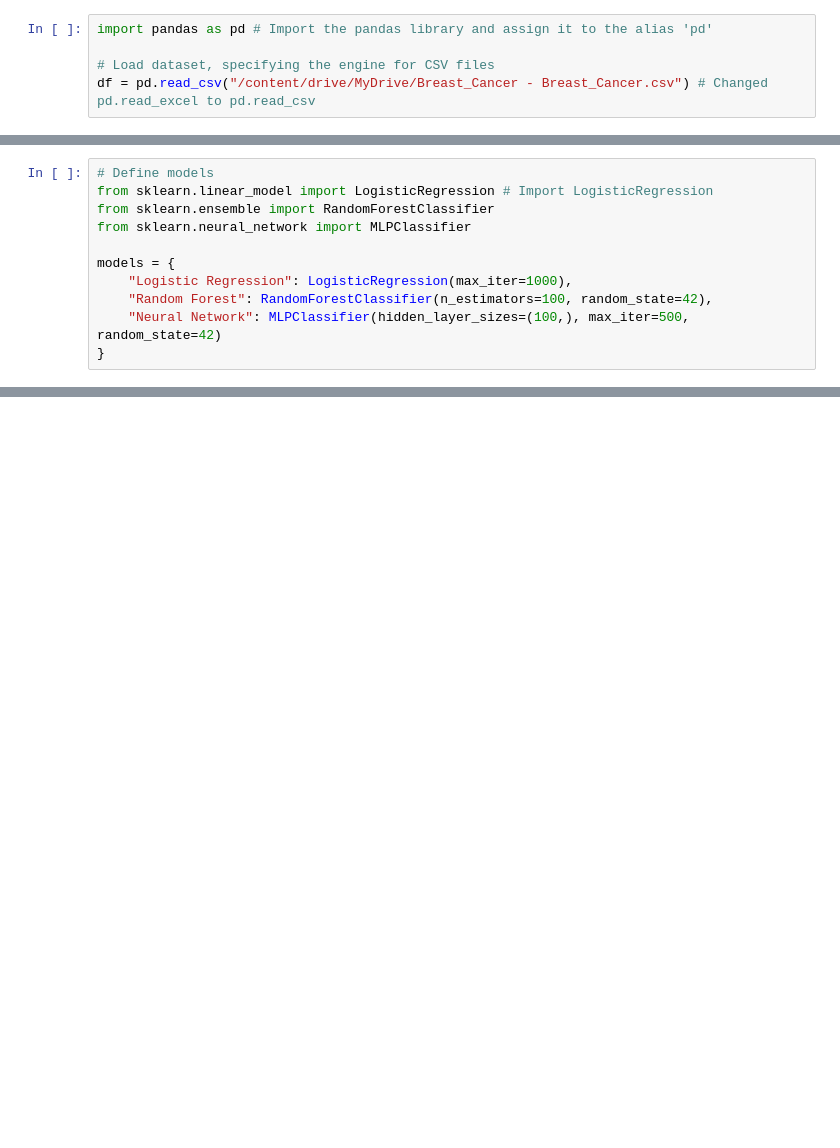
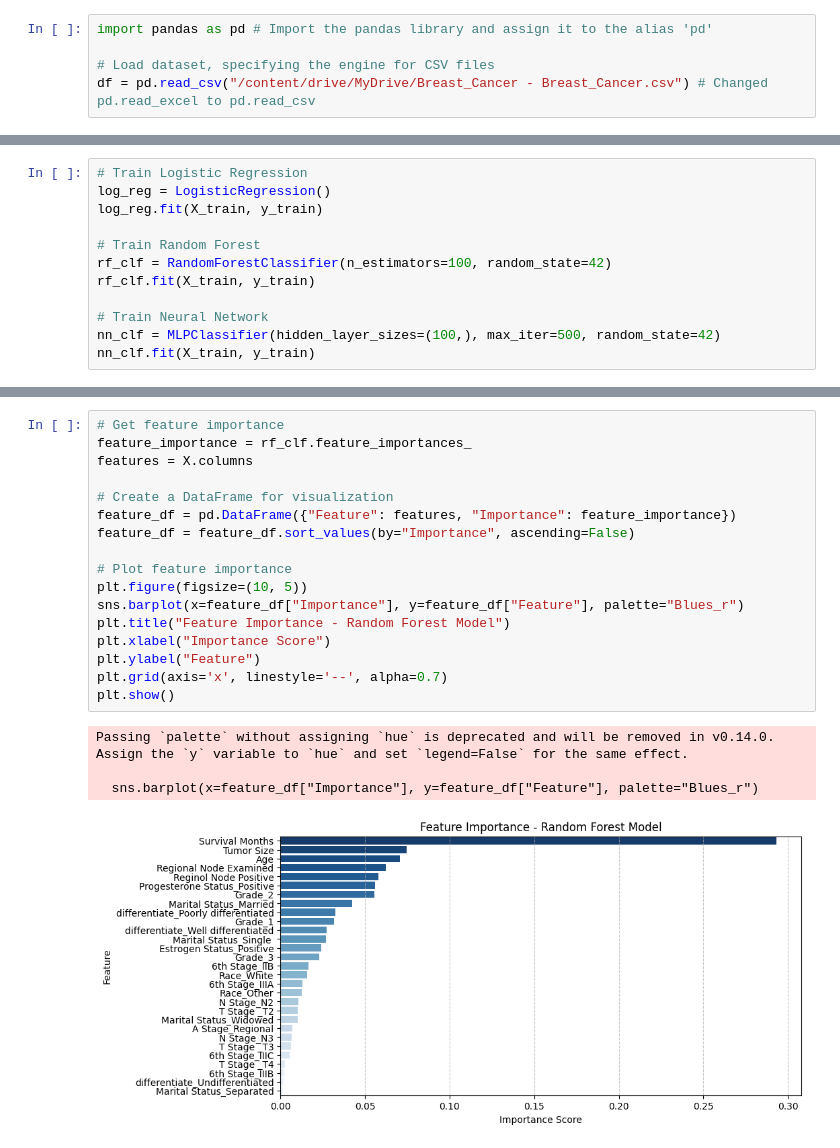
Before and after one commit to labibasarwer/Predicting-Breast-Cancer-Survival-Using-Machine-Learning, a Jupyter notebook: Initial_Results_and_Code_Labiba_Sarwer_CIND820.ipynb, the cells around one changed output, grey strips where cells are left out. Drawn from its saved outputs; the diff is of its cells as text; blank space fills up the shorter version.

```diff
--- a/Initial_Results_and_Code_Labiba_Sarwer_CIND820.ipynb
+++ b/Initial_Results_and_Code_Labiba_Sarwer_CIND820.ipynb
@@ -96,11 +74,12 @@ X_train, X_test, y_train, y_test = train_test_split(X_resampled, y_resampled, te
 # %%
-# Define models
-from sklearn.linear_model import LogisticRegression # Import LogisticRegression
-from sklearn.ensemble import RandomForestClassifier
-from sklearn.neural_network import MLPClassifier
+# Train Logistic Regression
+log_reg = LogisticRegression()
+log_reg.fit(X_train, y_train)
 
-models = {
-    "Logistic Regression": LogisticRegression(max_iter=1000),
-    "Random Forest": RandomForestClassifier(n_estimators=100, random_state=42),
-    "Neural Network": MLPClassifier(hidden_layer_sizes=(100,), max_iter=500, random_state=42)
-}
+# Train Random Forest
+rf_clf = RandomForestClassifier(n_estimators=100, random_state=42)
+rf_clf.fit(X_train, y_train)
+
+# Train Neural Network
+nn_clf = MLPClassifier(hidden_layer_sizes=(100,), max_iter=500, random_state=42)
+nn_clf.fit(X_train, y_train)
@@ -205,0 +120,22 @@ Cleaned dataset saved successfully.
+# %%
+# Get feature importance
+feature_importance = rf_clf.feature_importances_
+features = X.columns
+
+# Create a DataFrame for visualization
+feature_df = pd.DataFrame({"Feature": features, "Importance": feature_importance})
+feature_df = feature_df.sort_values(by="Importance", ascending=False)
+
+# Plot feature importance
+plt.figure(figsize=(10, 5))
+sns.barplot(x=feature_df["Importance"], y=feature_df["Feature"], palette="Blues_r")
+plt.title("Feature Importance - Random Forest Model")
+plt.xlabel("Importance Score")
+plt.ylabel("Feature")
+plt.grid(axis='x', linestyle='--', alpha=0.7)
+plt.show()
+# %% [output]
+Passing `palette` without assigning `hue` is deprecated and will be removed in v0.14.0. Assign the `y` variable to `hue` and set `legend=False` for the same effect.
+
+  sns.barplot(x=feature_df["Importance"], y=feature_df["Feature"], palette="Blues_r")
+[figure, added]
```
Also changed, not shown: parts of 16 cells of this notebook.
